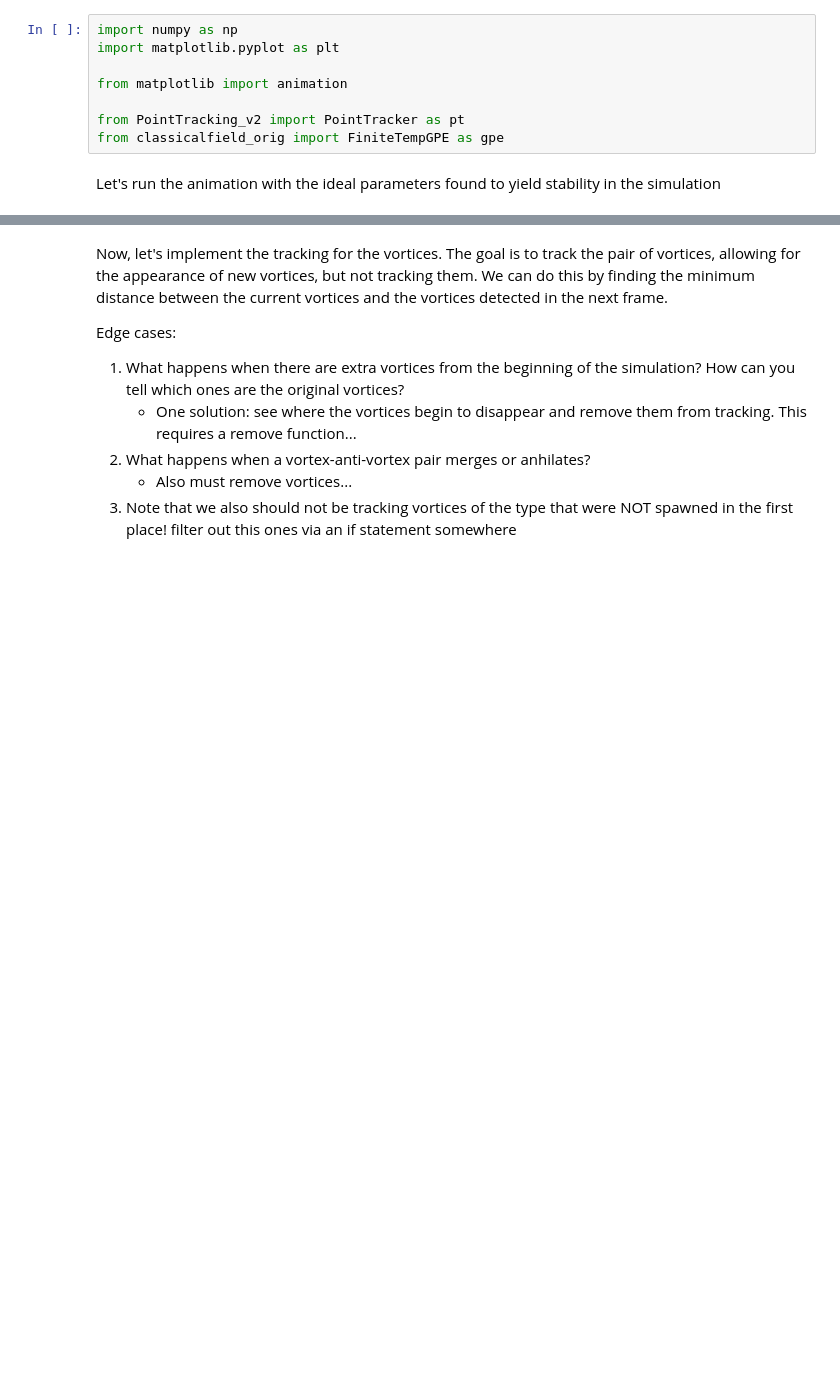
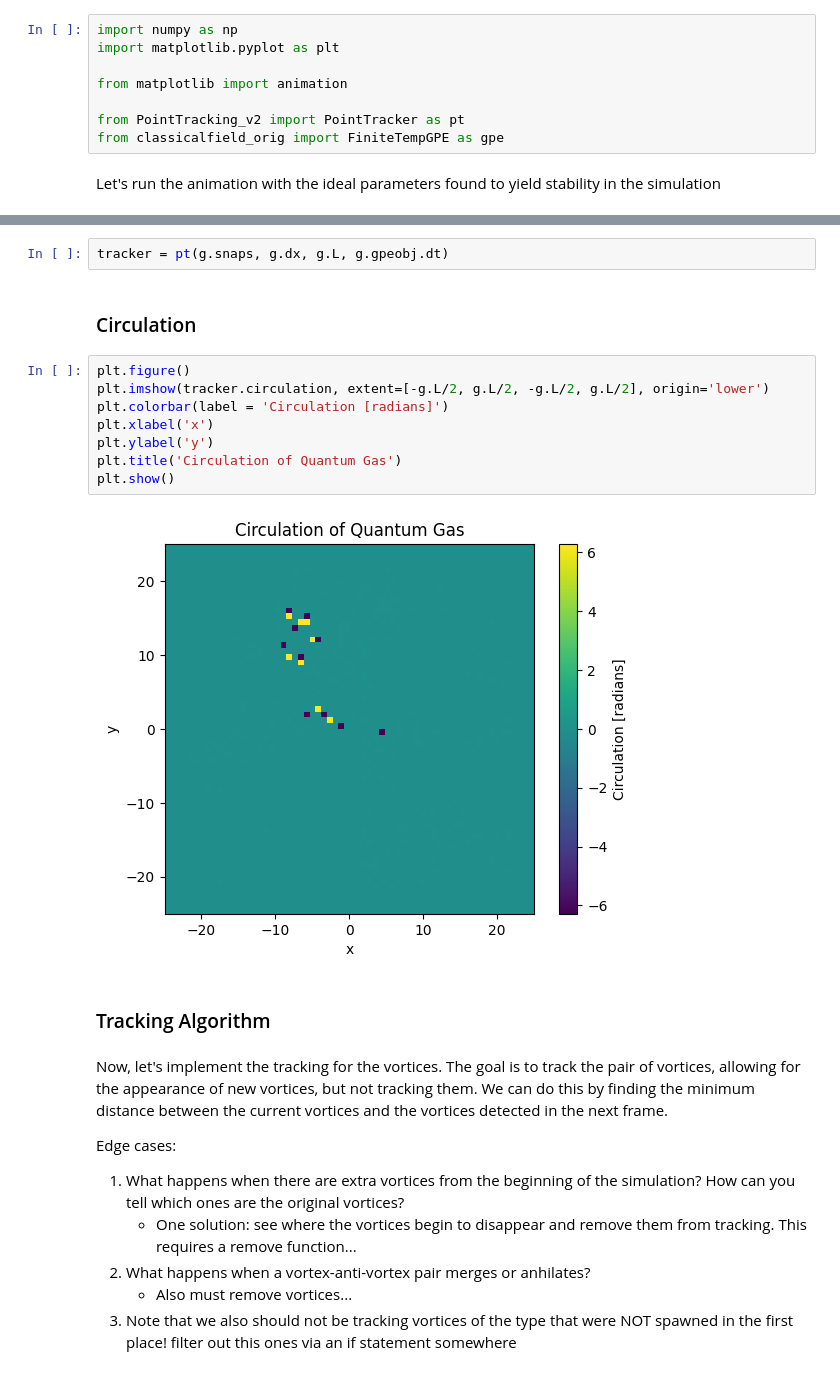
Before and after one commit to easuit24/BECs2, a Jupyter notebook: trackingv2.ipynb, the cells around one changed output, grey strips where cells are left out. Drawn from its saved outputs; the diff is of its cells as text; blank space fills up the shorter version.

```diff
--- a/trackingv2.ipynb
+++ b/trackingv2.ipynb
@@ -20,3 +34,19 @@ T:  4.042589962686201
+# %%
+tracker = pt(g.snaps, g.dx, g.L, g.gpeobj.dt)
+# %% [markdown]
+### Circulation
+# %%
+plt.figure()
+plt.imshow(tracker.circulation, extent=[-g.L/2, g.L/2, -g.L/2, g.L/2], origin='lower')
+plt.colorbar(label = 'Circulation [radians]')
+plt.xlabel('x')
+plt.ylabel('y')
+plt.title('Circulation of Quantum Gas')
+plt.show()
+# %% [output]
+[figure, added]
+# %% [markdown]
+### Tracking Algorithm
 # %% [markdown]
 Now, let's implement the tracking for the vortices. The goal is to track the pair of vortices, allowing for the appearance of new vortices, but not tracking them. We can do this by finding the minimum distance between the current vortices and the vortices detected in the next frame.
 
```
Also changed, not shown: parts of 13 cells of this notebook, 1 other file.
